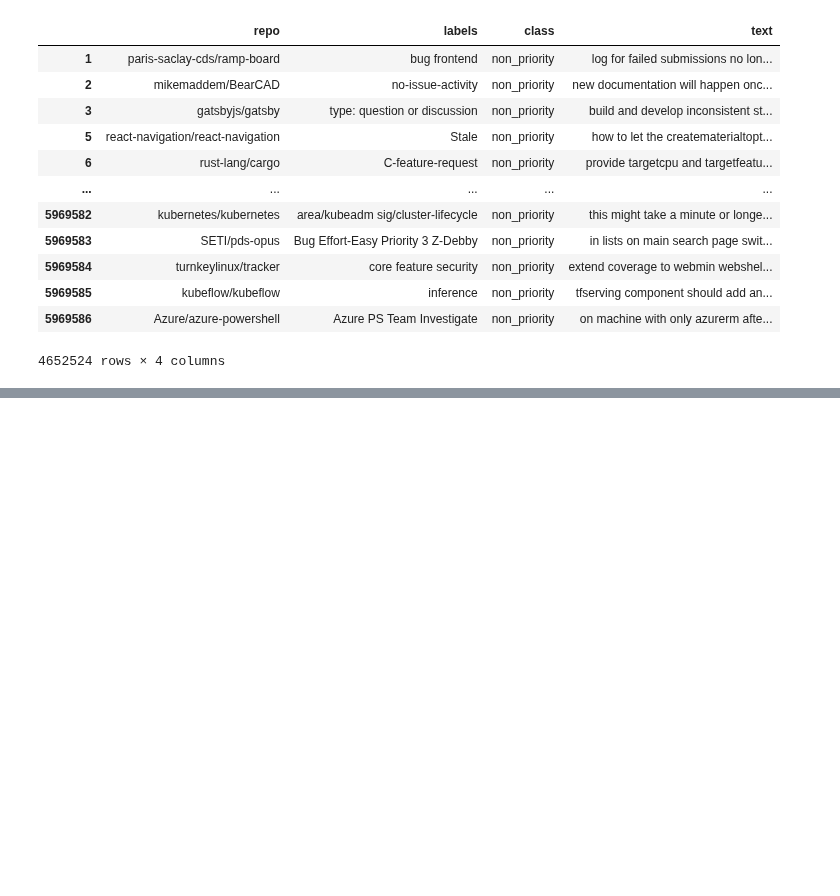
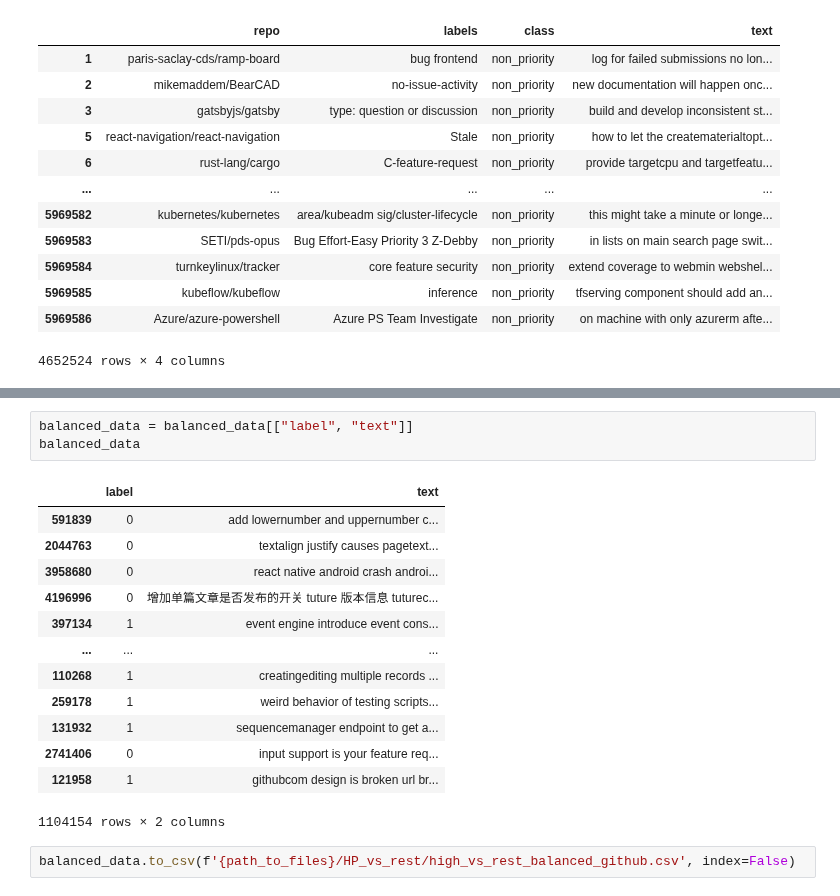
Before and after one commit to Kristmh/thesis_code, a Jupyter notebook: priority/dataset_creation/more_high/06_create_high_vs_rest_dataset.ipynb, the cells around one changed output, grey strips where cells are left out. Saved outputs shown, nothing was run; the diff lists cells and outputs as text; blank space fills up the shorter version.

```diff
--- a/priority/dataset_creation/more_high/06_create_high_vs_rest_dataset.ipynb
+++ b/priority/dataset_creation/more_high/06_create_high_vs_rest_dataset.ipynb
@@ -467,0 +496,19 @@ rest
+# %%
+balanced_data = balanced_data[["label", "text"]]
+balanced_data
+# %% [output]
+|  | label | text |
+| 591839 | 0 | add lowernumber and uppernumber c... |
+| 2044763 | 0 | textalign justify causes pagetext... |
+| 3958680 | 0 | react native android crash androi... |
+| 4196996 | 0 | 增加单篇文章是否发布的开关 tuture 版本信息 tuturec... |
+| 397134 | 1 | event engine introduce event cons... |
+| ... | ... | ... |
+| 110268 | 1 | creatingediting multiple records ... |
+| 259178 | 1 | weird behavior of testing scripts... |
+| 131932 | 1 | sequencemanager endpoint to get a... |
+| 2741406 | 0 | input support is your feature req... |
+| 121958 | 1 | githubcom design is broken url br... |
+1104154 rows × 2 columns
+# %%
+balanced_data.to_csv(f'{path_to_files}/HP_vs_rest/high_vs_rest_balanced_github.csv', index=False)
```
Also changed, not shown: parts of 4 cells of this notebook.
